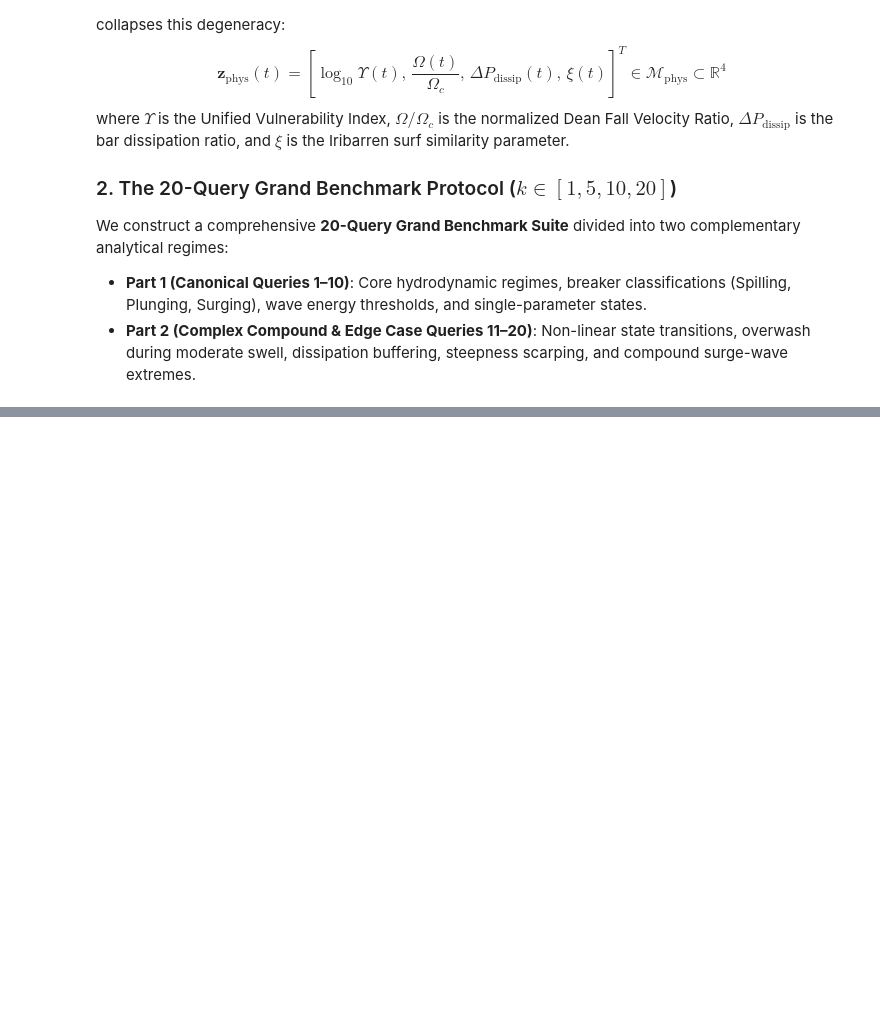
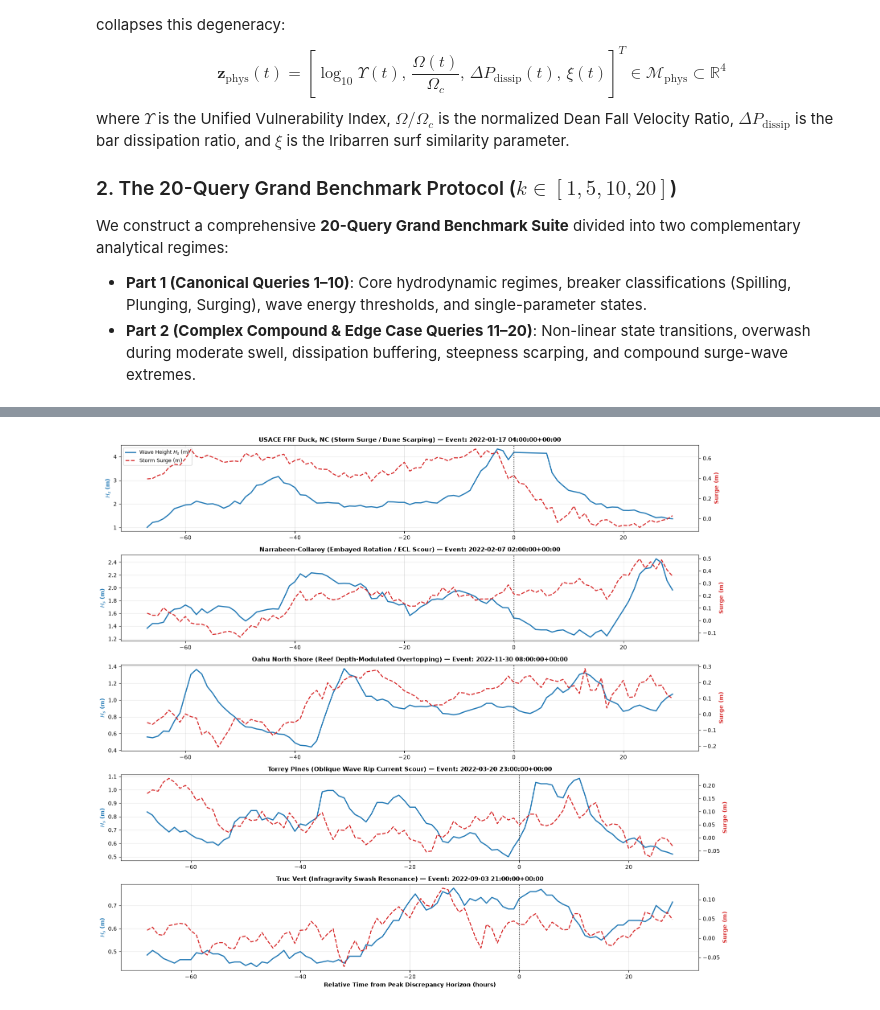
Before and after one commit to sam-tritto/unified-coastal-erosion-index, a Jupyter notebook: 04_Physics_RAG_Deployment.ipynb, the cells around one changed output, grey strips where cells are left out. Saved outputs shown, nothing was run; the diff lists cells and outputs as text; code cells hidden in the pictures; blank space fills up the shorter version.

```diff
--- a/04_Physics_RAG_Deployment.ipynb
+++ b/04_Physics_RAG_Deployment.ipynb
@@ -895,0 +886,18 @@ Evaluating Baseline 2: Physics-RAG (Proposed) across all 20 benchmark queries (k
+# %%
+# 1. Execute Automated Failure Mode Query across all 5 Global Coastal Sites
+failure_audit = rag_engine.query_failure_modes(
+    query_text="When does Upsilon under-predict erosion?",
+    top_k_per_site=2,
+    pre_window_hours=72.0,
+    post_window_hours=24.0,
+    sites=["duck_nc", "narrabeen_aus", "oahu_north_shore_hi", "torrey_pines_ca", "truc_vert_france"],
+)
+
+df_failure_episodes = failure_audit["failure_episodes_df"]
+
+print("=========================================================================================")
+print("     AUTOMATED PHYSICS-RAG FAILURE MODE AUDIT TABLE: MODEL UNDER-PREDICTION EPISODES     ")
+print("=========================================================================================")
+display_cols_fail = ["Site", "Timestamp", "Observed Δx/Δt (m/h)", "Hs (m)", "Tp (s)", "Surge (m)", "Upsilon [kg/s]", "Discrepancy Score", "Physical Root Cause"]
+display(df_failure_episodes[display_cols_fail])
+print("\n" + failure_audit["diagnostic_summary"])
@@ -895,0 +926,43 @@ Evaluating Baseline 2: Physics-RAG (Proposed) across all 20 benchmark queries (k
+# %%
+# 2. Multi-Panel Parent Sequence Hydration Visualization for Top Failure Mode Episodes
+fig, axes = plt.subplots(len(sites), 1, figsize=(16, 14), sharex=False)
+
+site_plot_map = {
+    "duck_nc": "USACE FRF Duck, NC (Storm Surge / Dune Scarping)",
+    "narrabeen_aus": "Narrabeen-Collaroy (Embayed Rotation / ECL Scour)",
+    "oahu_north_shore_hi": "Oahu North Shore (Reef Depth-Modulated Overtopping)",
+    "torrey_pines_ca": "Torrey Pines (Oblique Wave Rip Current Scour)",
+    "truc_vert_france": "Truc Vert (Infragravity Swash Resonance)",
+}
+
+for i, s_key in enumerate(sites):
+    pws = failure_audit["parent_windows"].get(s_key, [])
+    if not pws:
+        continue
+    top_pw = pws[0]
+    p_df = top_pw.parent_df
+
+    ax = axes[i]
+    ax2 = ax.twinx()
+
+    # Plot wave height Hs and Storm Surge
+    t_rel = (pd.to_datetime(p_df["timestamp"]) - pd.to_datetime(top_pw.event_timestamp)).dt.total_seconds() / 3600.0
+    l1 = ax.plot(t_rel, p_df["hs_m"], color="#1f77b4", lw=2.0, label="Wave Height $H_s$ (m)")
+    l2 = ax2.plot(t_rel, p_df["surge_m"], color="#d62728", lw=1.8, linestyle="--", label="Storm Surge (m)")
+
+    ax.axvline(0.0, color="black", linestyle=":", lw=1.5, alpha=0.8, label="Event Horizon")
+    ax.set_ylabel("$H_s$ (m)", color="#1f77b4", fontweight="bold")
+    ax2.set_ylabel("Surge (m)", color="#d62728", fontweight="bold")
+    ax.set_title(f"{site_plot_map.get(s_key, s_key)} — Event: {top_pw.event_timestamp}", fontsize=11, fontweight="bold")
+    ax.grid(True, alpha=0.3)
+
+    if i == 0:
+        lines = l1 + l2
+        labels = [l.get_label() for l in lines]
+        ax.legend(lines, labels, loc="upper left", frameon=True, fontsize=9)
+
+axes[-1].set_xlabel("Relative Time from Peak Discrepancy Horizon (hours)", fontweight="bold")
+plt.tight_layout()
+plt.show()
+# %% [output]
+[figure, added]
```
Also changed, not shown: parts of 9 cells of this notebook, 5 other files.
